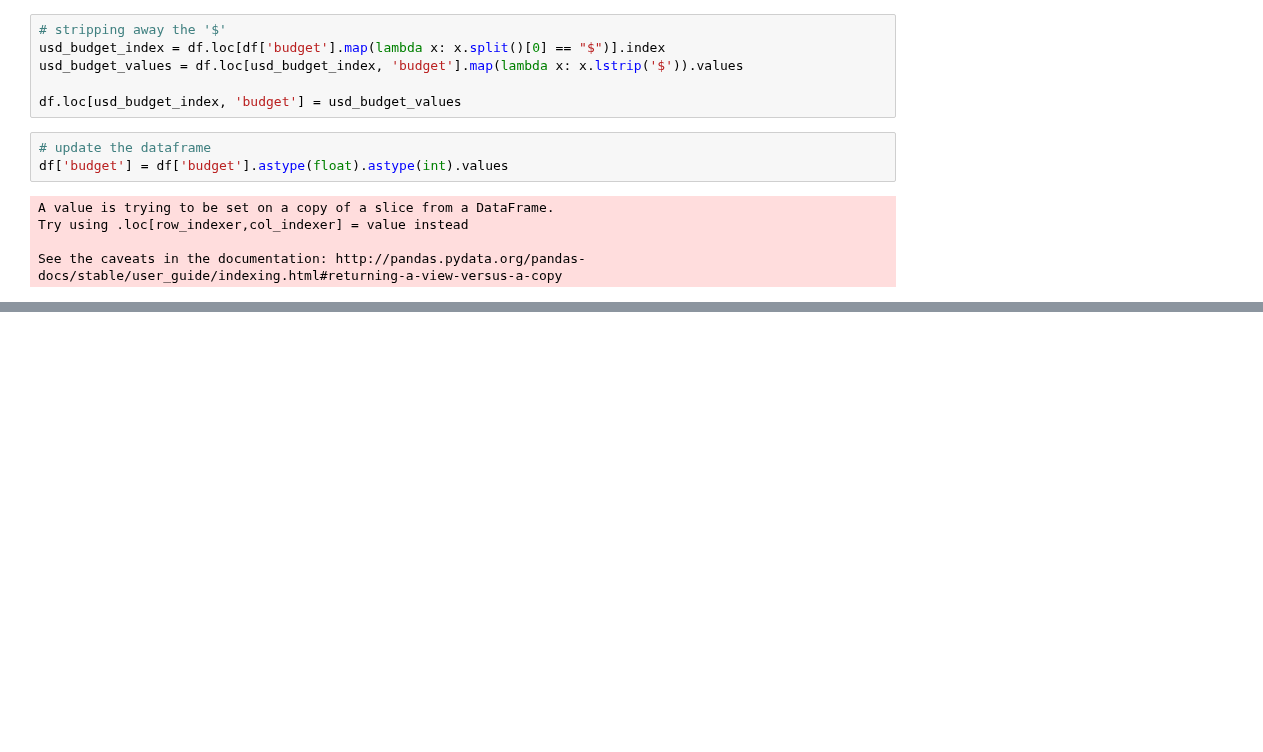
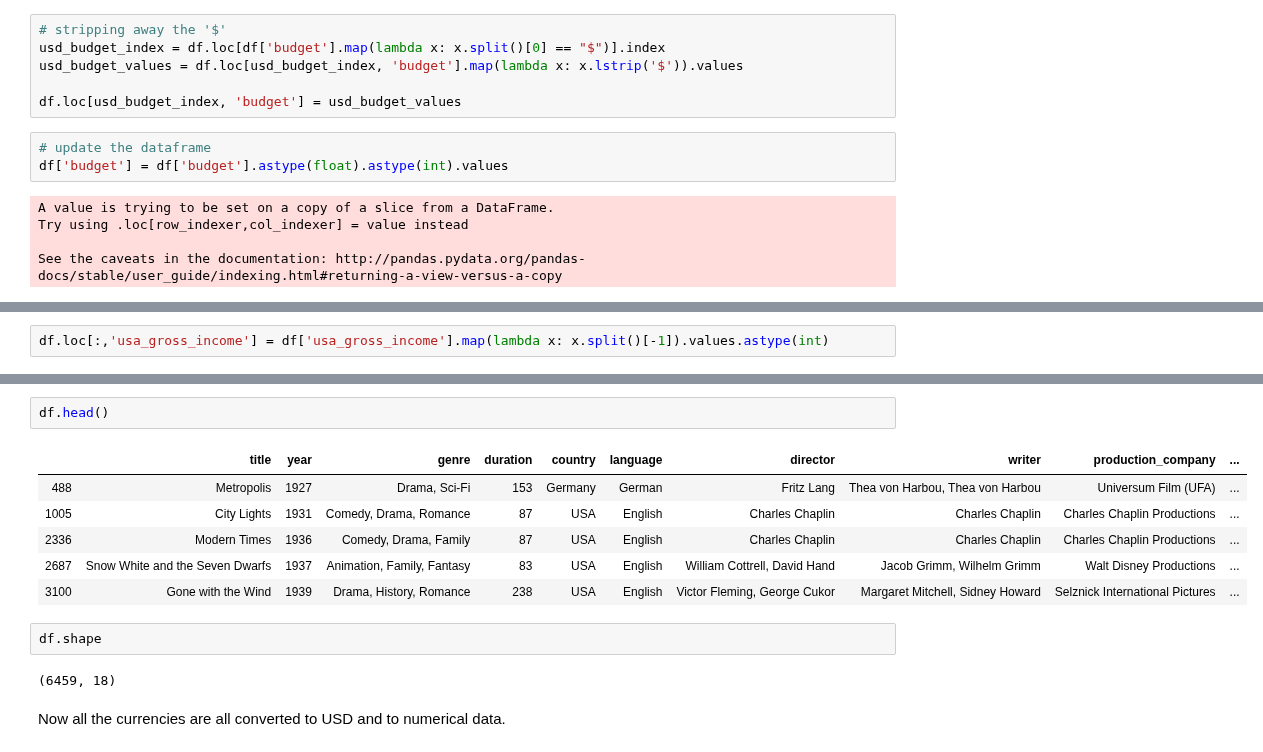
Before and after one commit to CreightonAshton/Scratchwork, a Jupyter notebook: Code/Movies/movies-scratch-work .ipynb, the cells around one changed output, grey strips where cells are left out. Drawn from its saved outputs; the diff is of its cells as text; blank space fills up the shorter version.

```diff
--- a/Code/Movies/movies-scratch-work .ipynb
+++ b/Code/Movies/movies-scratch-work .ipynb
@@ -486,0 +505,2 @@ df.head()
+# %%
+df.loc[:,'usa_gross_income'] = df['usa_gross_income'].map(lambda x: x.split()[-1]).values.astype(int)
@@ -486,0 +551,15 @@ df.head()
+# %%
+df.head()
+# %% [output]
+|  | title | year | genre | duration | country | language | director | writer | production_company | ... |
+| 488 | Metropolis | 1927 | Drama, Sci-Fi | 153 | Germany | German | Fritz Lang | Thea von Harbou, Thea von Harbou | Universum Film (UFA) | ... |
+| 1005 | City Lights | 1931 | Comedy, Drama, Romance | 87 | USA | English | Charles Chaplin | Charles Chaplin | Charles Chaplin Productions | ... |
+| 2336 | Modern Times | 1936 | Comedy, Drama, Family | 87 | USA | English | Charles Chaplin | Charles Chaplin | Charles Chaplin Productions | ... |
+| 2687 | Snow White and the Seven Dwarfs | 1937 | Animation, Family, Fantasy | 83 | USA | English | William Cottrell, David Hand | Jacob Grimm, Wilhelm Grimm | Walt Disney Productions | ... |
+| 3100 | Gone with the Wind | 1939 | Drama, History, Romance | 238 | USA | English | Victor Fleming, George Cukor | Margaret Mitchell, Sidney Howard | Selznick International Pictures | ... |
+# %%
+df.shape
+# %% [output]
+(6459, 18)
+# %% [markdown]
+Now all the currencies are all converted to USD and to numerical data.
```
Also changed, not shown: parts of 14 cells of this notebook.
